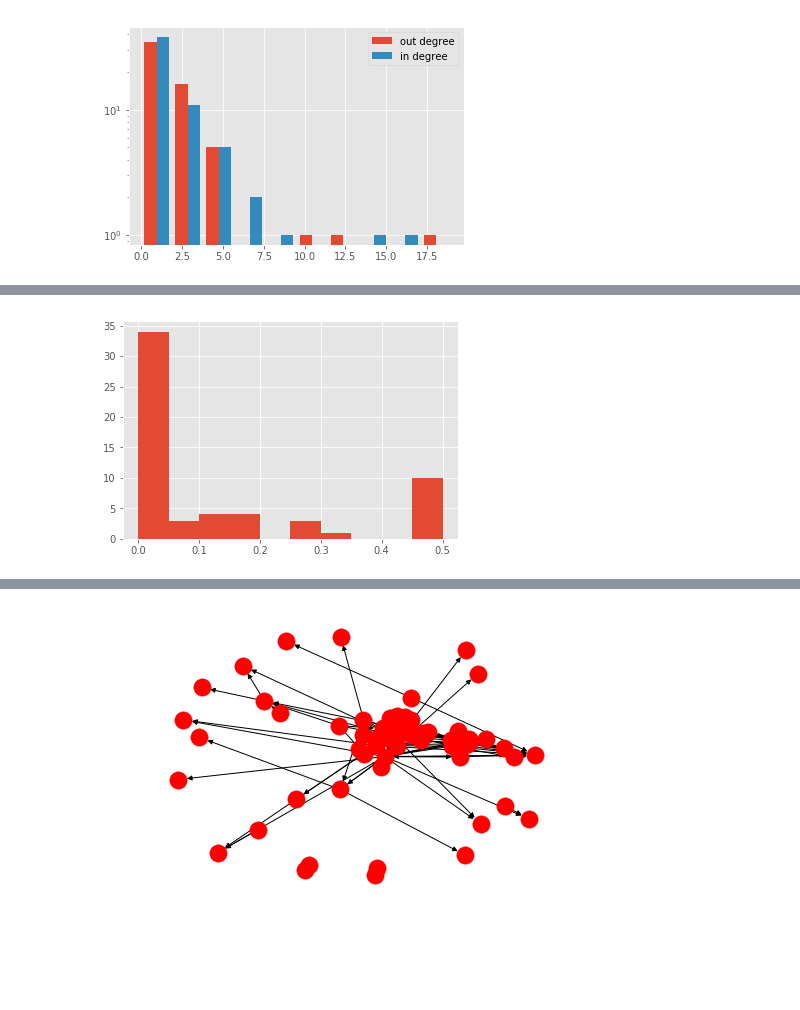
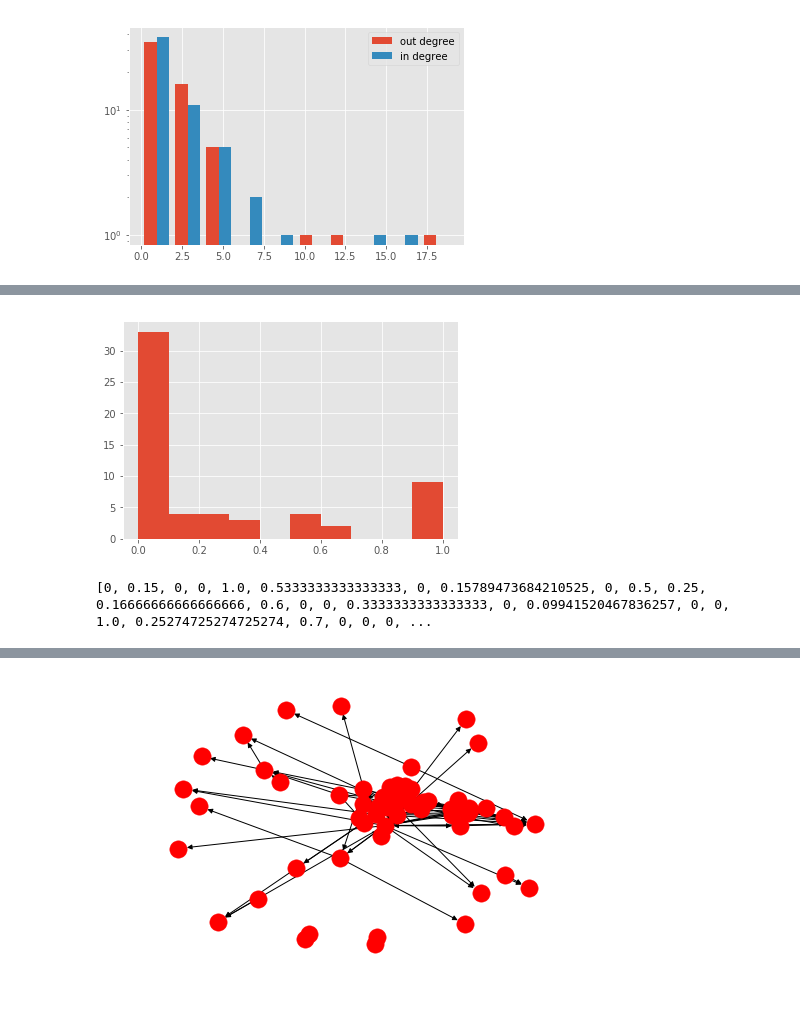
Before and after one commit to zeyuuu/Project, a Jupyter notebook: Network analysis/Current Network Descriptive Stat.ipynb, the cells around one changed output, grey strips where cells are left out. Drawn from its saved outputs; the diff is of its cells as text; code cells hidden in the pictures; blank space fills up the shorter version.

```diff
--- a/Network analysis/Current Network Descriptive Stat.ipynb
+++ b/Network analysis/Current Network Descriptive Stat.ipynb
@@ -180,9 +180,12 @@ plt.hist(list(part.values()))
 # %%
 #####This is a graph to show weighted local clustering coefficients#####
 
-x=list(nx.clustering(g_d).values())
+x=list(nx.clustering(g_u).values())
 plt.hist(x)
 ###plt.xscale('log')
 plt.show()
+
+print(x)
 # %% [output]
-[figure, old version]
+[figure, new version]
+[0, 0.15, 0, 0, 1.0, 0.5333333333333333, 0, 0.15789473684210525, 0, 0.5, 0.25, 0.16666666666666666, 0.6, 0, 0, 0.3333333333333333, 0, 0.09941520467836257, 0, 0, 1.0, 0.25274725274725274, 0.7, 0, 0, 0, ...
```
Also changed, not shown: parts of 4 cells of this notebook.
